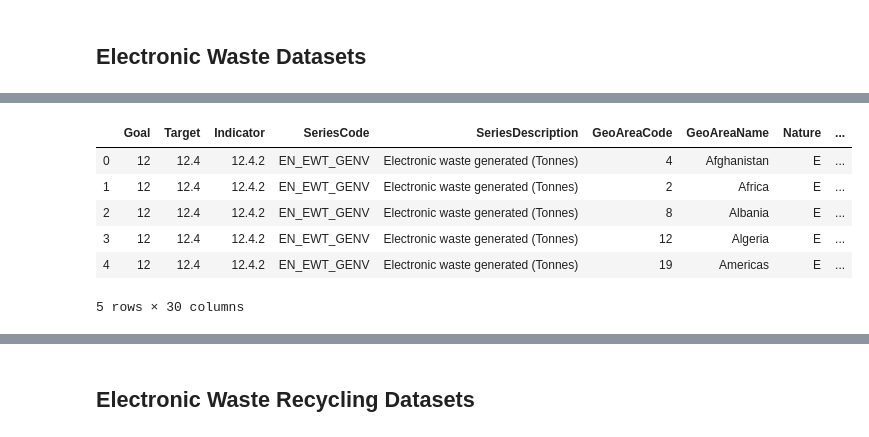
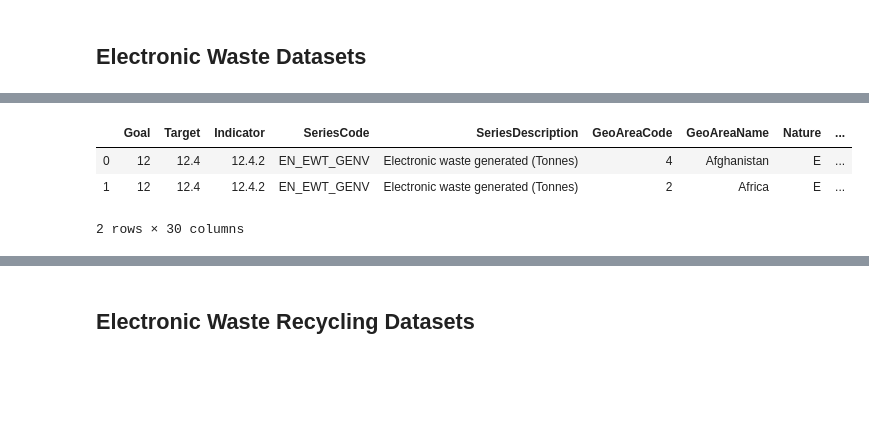
Before and after one commit to mvongjesda/UN_Sustainable_Development_Goals_Sustainability, a Jupyter notebook: resources/Sustainability_Analysis.ipynb, the cells around one changed output, grey strips where cells are left out. Drawn from its saved outputs; the diff is of its cells as text; code cells hidden in the pictures; blank space fills up the shorter version.

```diff
--- a/resources/Sustainability_Analysis.ipynb
+++ b/resources/Sustainability_Analysis.ipynb
@@ -56,12 +75,10 @@ e_waste_pc.head()
 # %%
-# 2nd CSV
+# 2nd xlsx: electronic waste generated in metric unit Tonnes
+# Goal 12, Target 12.4, Indicator 12.4.2
 e_waste_total = pd.read_excel('data/EN_EWT_GENV.xlsx')
-e_waste_total.head()
+e_waste_total.head(2)
 # %% [output]
 |  | Goal | Target | Indicator | SeriesCode | SeriesDescription | GeoAreaCode | GeoAreaName | Nature | ... |
 | 0 | 12 | 12.4 | 12.4.2 | EN_EWT_GENV | Electronic waste generated (Tonnes) | 4 | Afghanistan | E | ... |
 | 1 | 12 | 12.4 | 12.4.2 | EN_EWT_GENV | Electronic waste generated (Tonnes) | 2 | Africa | E | ... |
-| 2 | 12 | 12.4 | 12.4.2 | EN_EWT_GENV | Electronic waste generated (Tonnes) | 8 | Albania | E | ... |
-| 3 | 12 | 12.4 | 12.4.2 | EN_EWT_GENV | Electronic waste generated (Tonnes) | 12 | Algeria | E | ... |
-| 4 | 12 | 12.4 | 12.4.2 | EN_EWT_GENV | Electronic waste generated (Tonnes) | 19 | Americas | E | ... |
-5 rows × 30 columns
+2 rows × 30 columns
```
Also changed, not shown: parts of 19 cells of this notebook.
